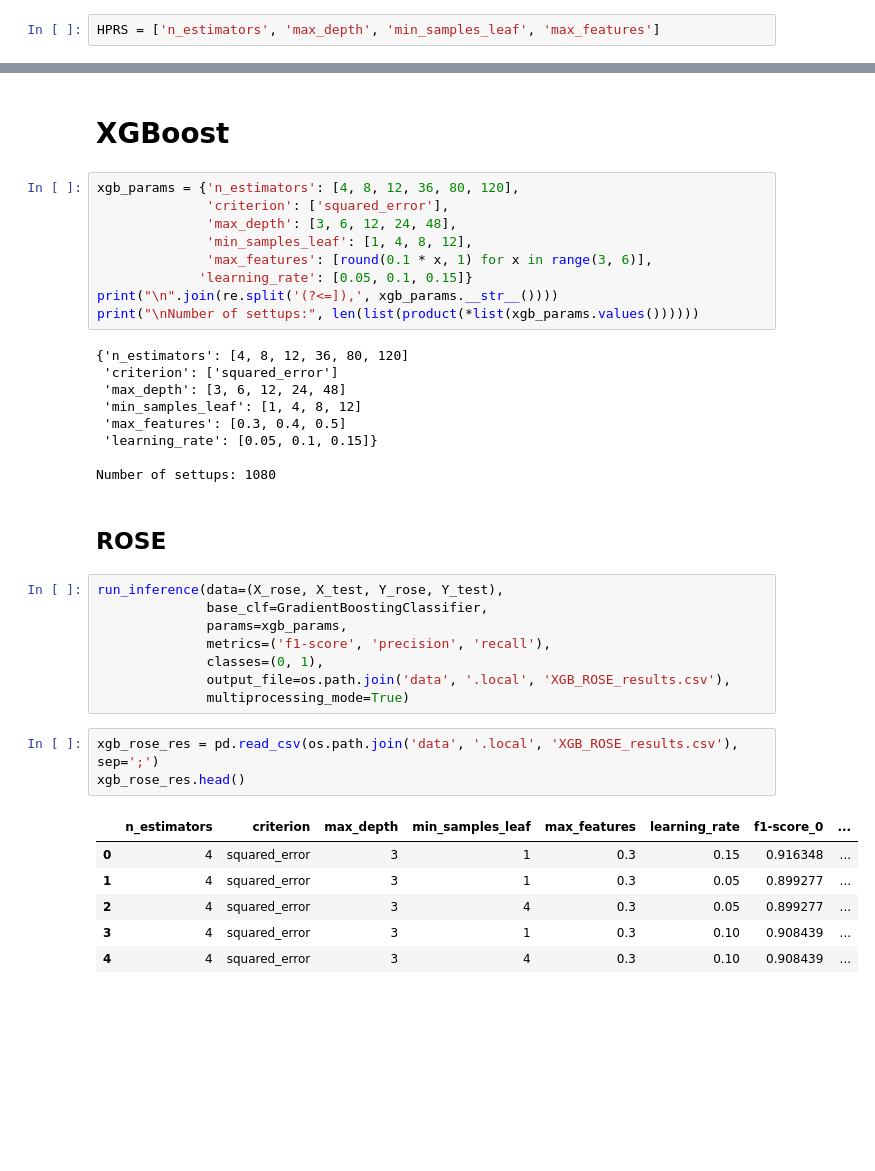
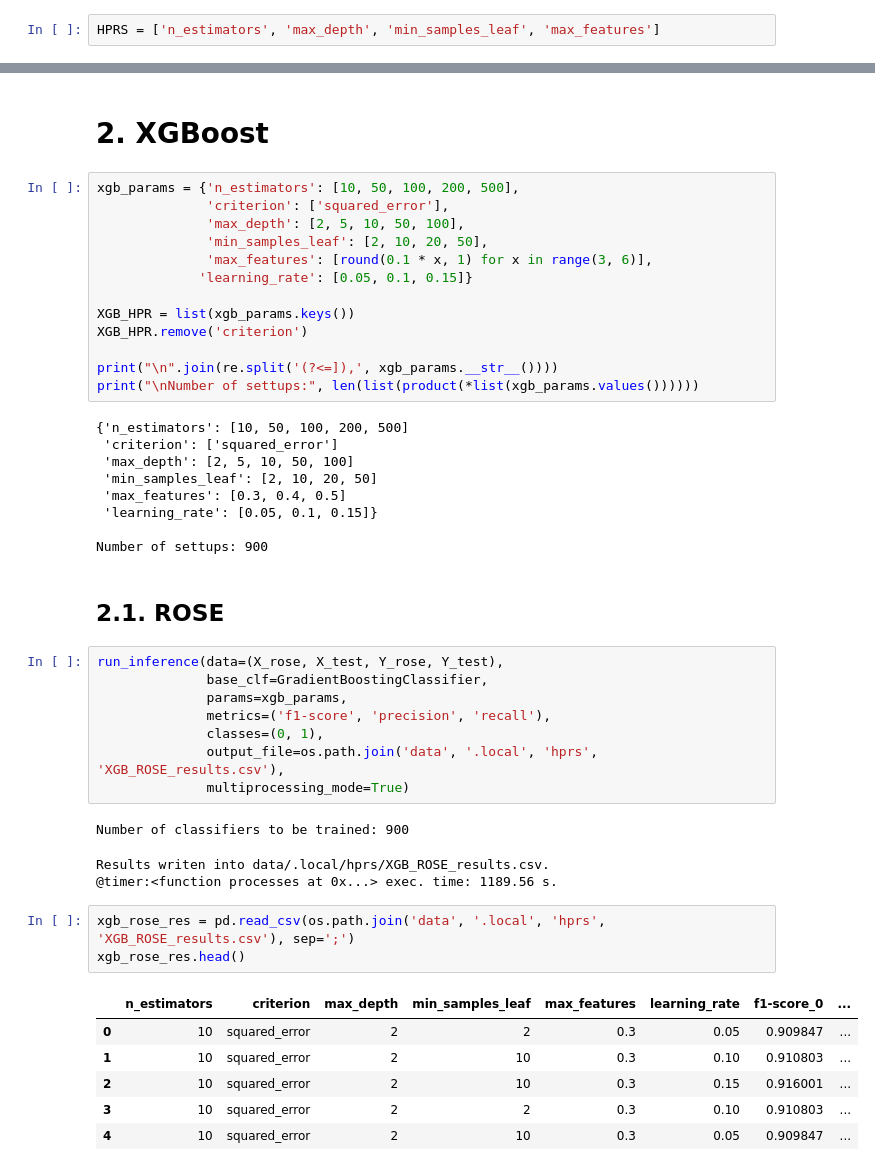
Before and after one commit to shvetsmaksym/Taiwan-Companies-Bankruptcy-Prediction, a Jupyter notebook: tree_based_models.ipynb, the cells around one changed output, grey strips where cells are left out. Saved outputs shown, nothing was run; the diff lists cells and outputs as text; blank space fills up the shorter version.

```diff
--- a/tree_based_models.ipynb
+++ b/tree_based_models.ipynb
@@ -298,41 +317,49 @@ rf_weights_res
 # %% [markdown]
-# XGBoost
+# 2. XGBoost
 # %%
-xgb_params = {'n_estimators': [4, 8, 12, 36, 80, 120],
+xgb_params = {'n_estimators': [10, 50, 100, 200, 500],
               'criterion': ['squared_error'],
-              'max_depth': [3, 6, 12, 24, 48],
-              'min_samples_leaf': [1, 4, 8, 12],
+              'max_depth': [2, 5, 10, 50, 100],
+              'min_samples_leaf': [2, 10, 20, 50],
               'max_features': [round(0.1 * x, 1) for x in range(3, 6)],
              'learning_rate': [0.05, 0.1, 0.15]}
+
+XGB_HPR = list(xgb_params.keys())
+XGB_HPR.remove('criterion')
+
 print("\n".join(re.split('(?<=]),', xgb_params.__str__())))
 print("\nNumber of settups:", len(list(product(*list(xgb_params.values())))))
 # %% [output]
-{'n_estimators': [4, 8, 12, 36, 80, 120]
+{'n_estimators': [10, 50, 100, 200, 500]
  'criterion': ['squared_error']
- 'max_depth': [3, 6, 12, 24, 48]
- 'min_samples_leaf': [1, 4, 8, 12]
+ 'max_depth': [2, 5, 10, 50, 100]
+ 'min_samples_leaf': [2, 10, 20, 50]
  'max_features': [0.3, 0.4, 0.5]
  'learning_rate': [0.05, 0.1, 0.15]}
 
-Number of settups: 1080
+Number of settups: 900
 # %% [markdown]
-## ROSE
+## 2.1. ROSE
 # %%
 run_inference(data=(X_rose, X_test, Y_rose, Y_test),
               base_clf=GradientBoostingClassifier,
               params=xgb_params,
               metrics=('f1-score', 'precision', 'recall'),
               classes=(0, 1),
-              output_file=os.path.join('data', '.local', 'XGB_ROSE_results.csv'),
+              output_file=os.path.join('data', '.local', 'hprs', 'XGB_ROSE_results.csv'),
               multiprocessing_mode=True)
+# %% [output]
+Number of classifiers to be trained: 900
+Results writen into data/.local/hprs/XGB_ROSE_results.csv.
+@timer:<function processes at 0x...> exec. time: 1189.56 s.
 # %%
-xgb_rose_res = pd.read_csv(os.path.join('data', '.local', 'XGB_ROSE_results.csv'), sep=';')
+xgb_rose_res = pd.read_csv(os.path.join('data', '.local', 'hprs', 'XGB_ROSE_results.csv'), sep=';')
 xgb_rose_res.head()
 # %% [output]
 |  | n_estimators | criterion | max_depth | min_samples_leaf | max_features | learning_rate | f1-score_0 | ... |
-| 0 | 4 | squared_error | 3 | 1 | 0.3 | 0.15 | 0.916348 | ... |
-| 1 | 4 | squared_error | 3 | 1 | 0.3 | 0.05 | 0.899277 | ... |
-| 2 | 4 | squared_error | 3 | 4 | 0.3 | 0.05 | 0.899277 | ... |
-| 3 | 4 | squared_error | 3 | 1 | 0.3 | 0.10 | 0.908439 | ... |
-| 4 | 4 | squared_error | 3 | 4 | 0.3 | 0.10 | 0.908439 | ... |
+| 0 | 10 | squared_error | 2 | 2 | 0.3 | 0.05 | 0.909847 | ... |
+| 1 | 10 | squared_error | 2 | 10 | 0.3 | 0.10 | 0.910803 | ... |
+| 2 | 10 | squared_error | 2 | 10 | 0.3 | 0.15 | 0.916001 | ... |
+| 3 | 10 | squared_error | 2 | 2 | 0.3 | 0.10 | 0.910803 | ... |
+| 4 | 10 | squared_error | 2 | 10 | 0.3 | 0.05 | 0.909847 | ... |
 # %%
```
Also changed, not shown: parts of 69 cells of this notebook, 1 other file.
